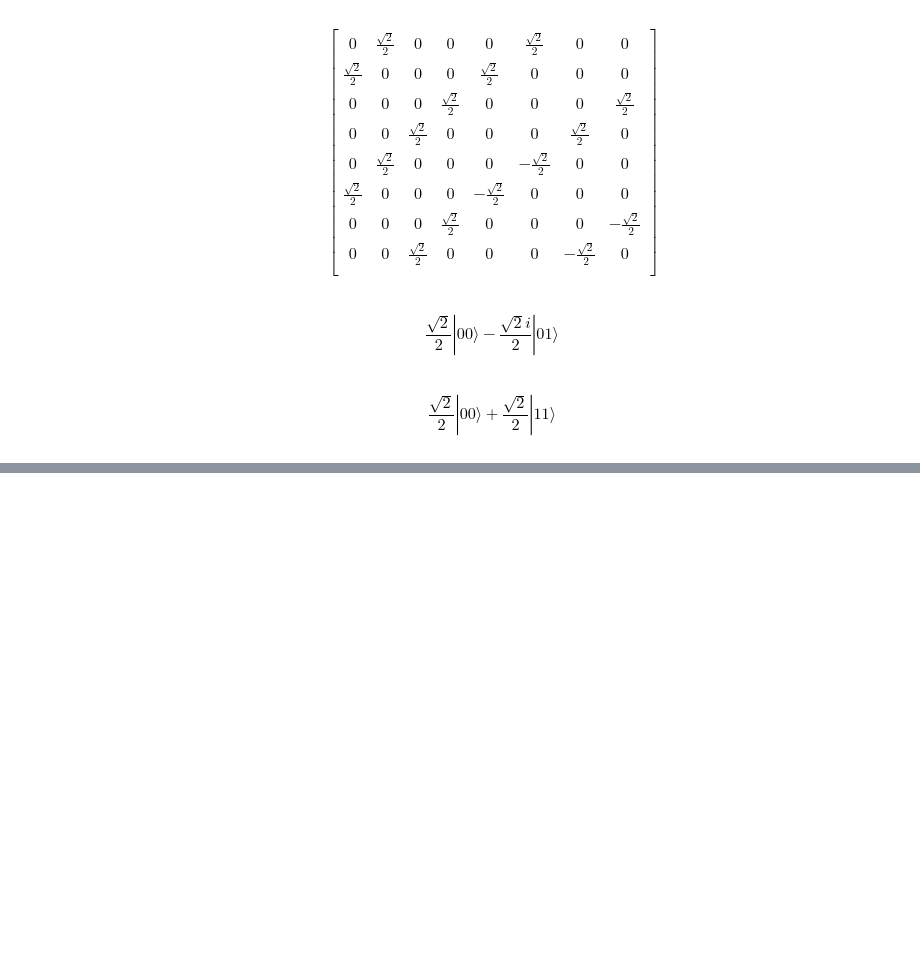
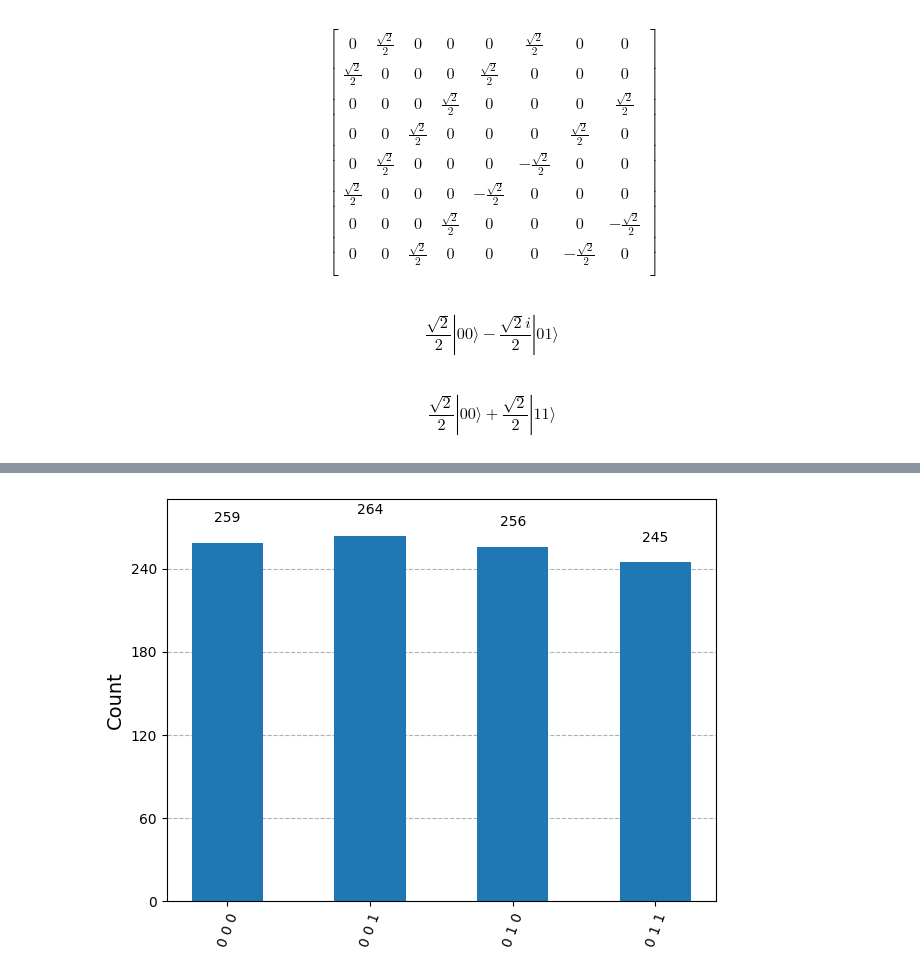
Before and after one commit to snehapatil1/basics-of-quantum-information, a Jupyter notebook: notebook.ipynb, the cells around one changed output, grey strips where cells are left out. Saved outputs shown, nothing was run; the diff lists cells and outputs as text; code cells hidden in the pictures; blank space fills up the shorter version.

```diff
--- a/notebook.ipynb
+++ b/notebook.ipynb
@@ -252,0 +333,6 @@ $$ |100\rangle$$
+# %%
+result = AerSimulator().run(test).result()
+statistics = result.get_counts()
+display(plot_histogram(statistics))
+# %% [output]
+[figure, added]
```
Also changed, not shown: parts of 22 cells of this notebook, 1 other file.
